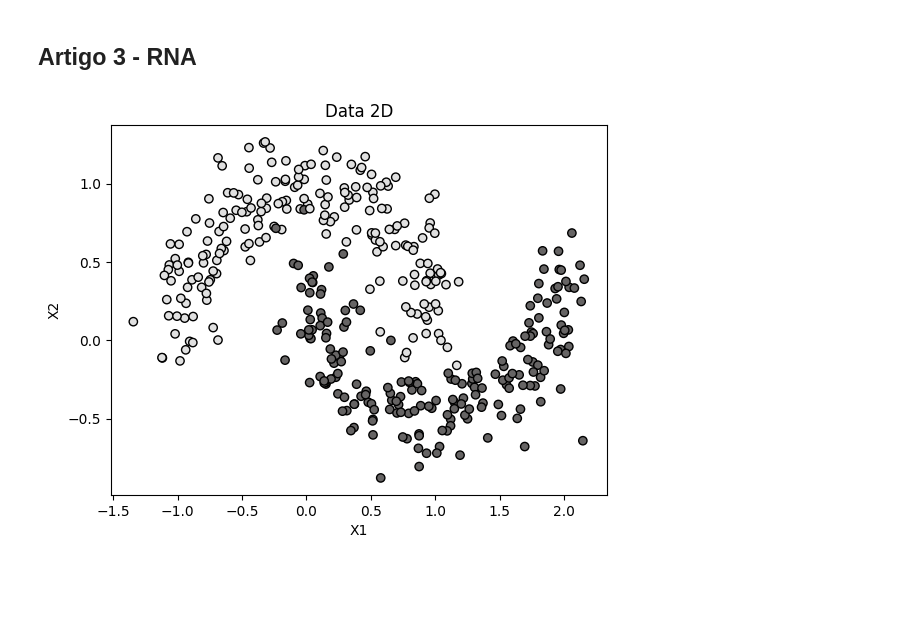
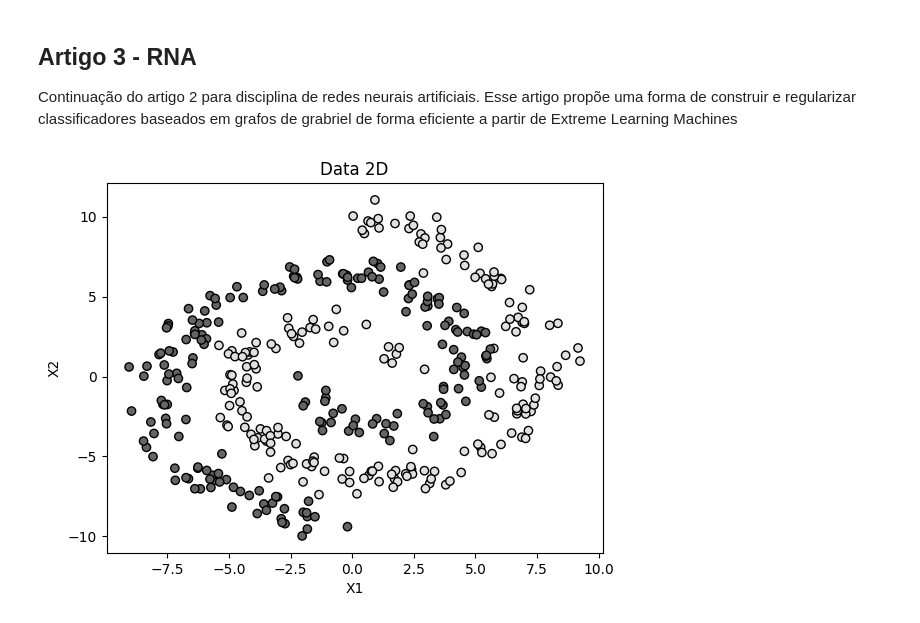
Before and after one commit to waks38/Redes-Neurais-Mestrado, a Jupyter notebook: Artigo 3/Artigo_3.ipynb, the cells around one changed output. Saved outputs shown, nothing was run; the diff lists cells and outputs as text; code cells hidden in the pictures; blank space fills up the shorter version.

```diff
--- a/Artigo 3/Artigo_3.ipynb
+++ b/Artigo 3/Artigo_3.ipynb
@@ -1,14 +1,16 @@
 # %% [markdown]
 ## Artigo 3 - RNA
+
+Continuação do artigo 2 para disciplina de redes neurais artificiais. Esse artigo propõe uma forma de construir e regularizar classificadores baseados em grafos de grabriel de forma eficiente a partir de Extreme Learning Machines
 # %%
 import helper
 import numpy as np
 import matplotlib.pyplot as plt
 
-X,y = helper.make_moons(400, noise=0.15)
+X,y = helper.make_spirals(400, noise=0.75)
 y = (y==0).astype(int)*-1 + (y==1).astype(int)*1
 helper.plot_data(X, y)
 # %% [output]
-[figure, old version]
+[figure, new version]
 # %%
 import ELM
```
Also changed, not shown: parts of 11 cells of this notebook, 12 other files.
